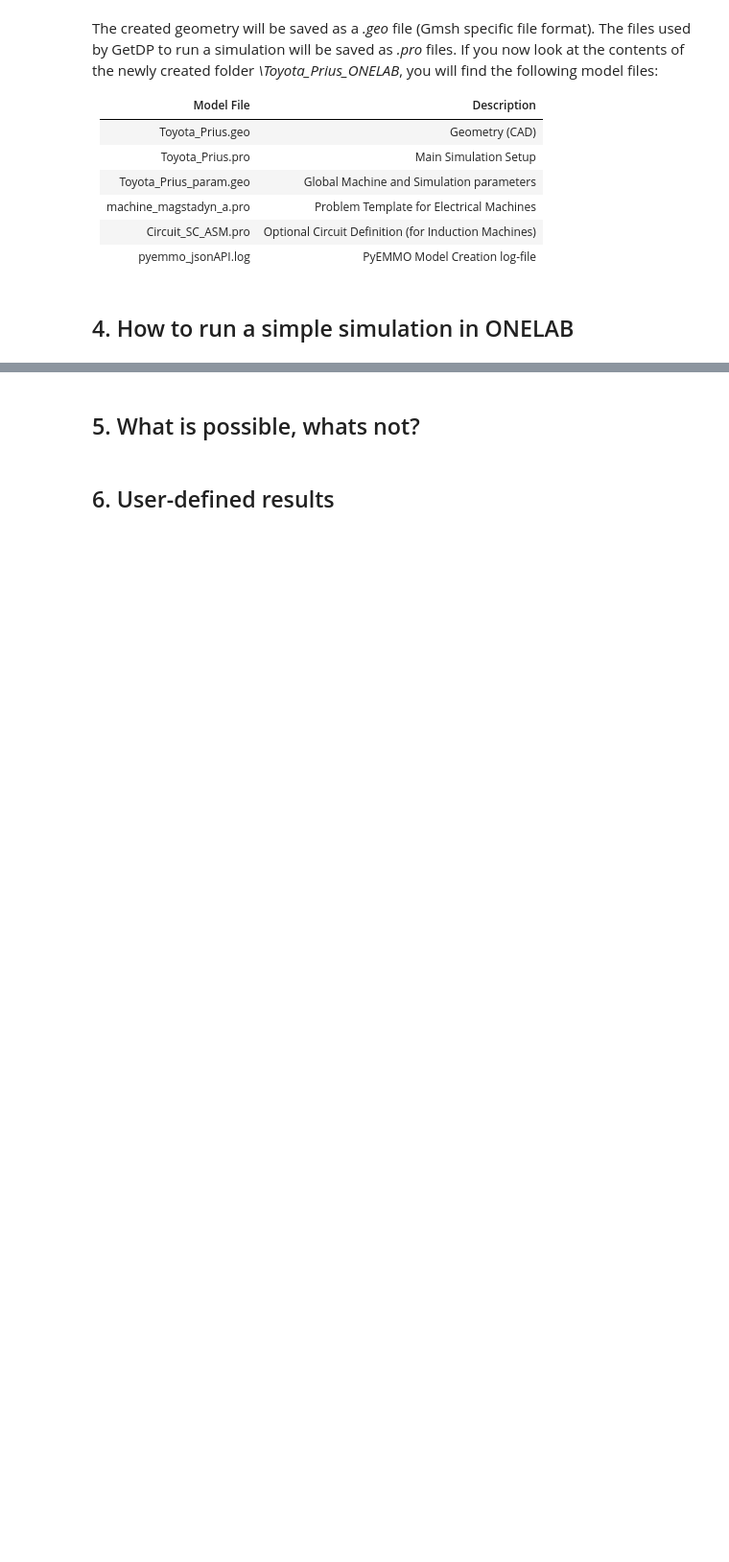
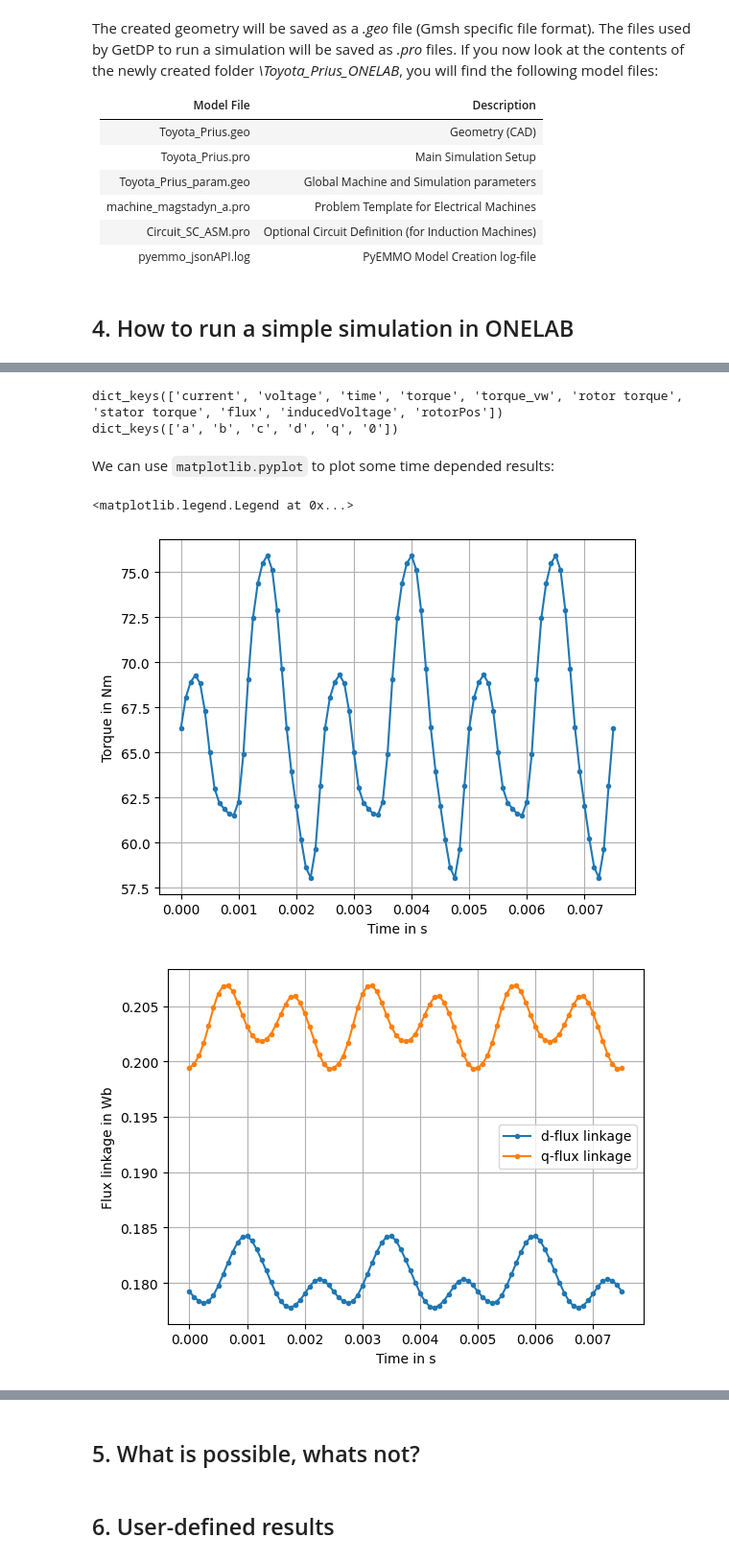
Before and after one commit to ttz-emo/pyemmo, a Jupyter notebook: tutorials/pyleecan_api.ipynb, the cells around one changed output, grey strips where cells are left out. Shown: that part at 96% size. Drawn from its saved outputs; the diff is of its cells as text; code cells hidden in the pictures; blank space fills up the shorter version.

```diff
--- a/tutorials/pyleecan_api.ipynb
+++ b/tutorials/pyleecan_api.ipynb
@@ -68,8 +96,10 @@ from pyemmo.definitions import RESULT_DIR
 
 pyemmo_script = pyleecan_api.main(
     pyleecan_machine=IPMSM_A,
-    model_dir=join(RESULT_DIR, "Toyota_Prius_ONELAB"),  # path were the model files should be stored
-    use_gui=True,  # select if you want to open the model in Gmsh.
+    model_dir=join(
+        RESULT_DIR, "Toyota_Prius_ONELAB"
+    ),  # path were the model files should be stored
+    use_gui=False,  # select if you want to open the model in Gmsh.
     gmsh="",  # optional gmsh executable. If use_gui is True, pyemmo will try to find a executable on your computer
     getdp="",  # optional getdp executable. For simulation in the GUI.
 )
@@ -101,0 +218,40 @@ Wie passe ich Simulationparameter an
+# %%
+from pprint import pprint
+
+pprint(results.keys())
+pprint(results["flux"].keys())
+# %% [output]
+dict_keys(['current', 'voltage', 'time', 'torque', 'torque_vw', 'rotor torque', 'stator torque', 'flux', 'inducedVoltage', 'rotorPos'])
+dict_keys(['a', 'b', 'c', 'd', 'q', '0'])
+# %% [markdown]
+We can use ``matplotlib.pyplot`` to plot some time depended results:
+# %%
+# Plot torque, flux and induced voltage results
+%matplotlib inline
+
+fig, ax = plt.subplots()
+ax.plot(results["time"], results["torque"], ".-")
+ax.set_ylabel("Torque in Nm")
+ax.set_xlabel("Time in s")
+ax.grid()
+
+fig, ax = plt.subplots()
+ax.plot(results["time"], results["flux"]["d"], ".-", label="d-flux linkage")
+ax.plot(results["time"], results["flux"]["q"], ".-", label="q-flux linkage")
+ax.set_ylabel("Flux linkage in Wb")
+ax.set_xlabel("Time in s")
+ax.grid()
+ax.legend()
+
+fig, ax = plt.subplots()
+ax.plot(results["time"][1:], results["inducedVoltage"]["a"], ".-", label="Phase A")
+ax.plot(results["time"][1:], results["inducedVoltage"]["b"], ".-", label="Phase B")
+ax.plot(results["time"][1:], results["inducedVoltage"]["c"], ".-", label="Phase C")
+ax.set_ylabel("Induced Voltage in V")
+ax.set_xlabel("Time in s")
+ax.grid()
+ax.legend()
+# %% [output]
+<matplotlib.legend.Legend at 0x...>
+[figure, added]
+[figure, added]
```
Also changed, not shown: parts of 10 cells of this notebook.
